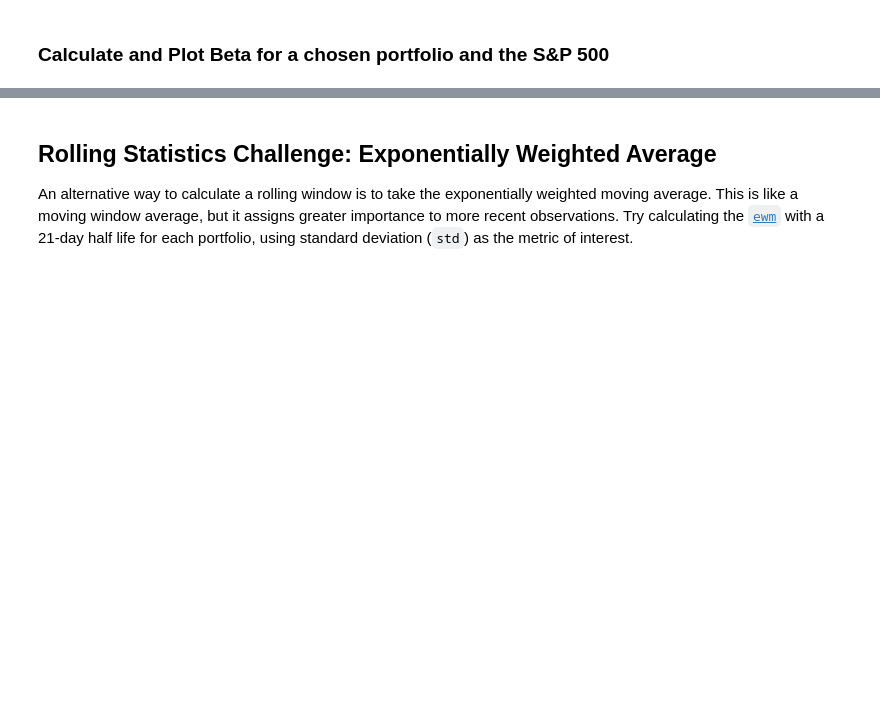
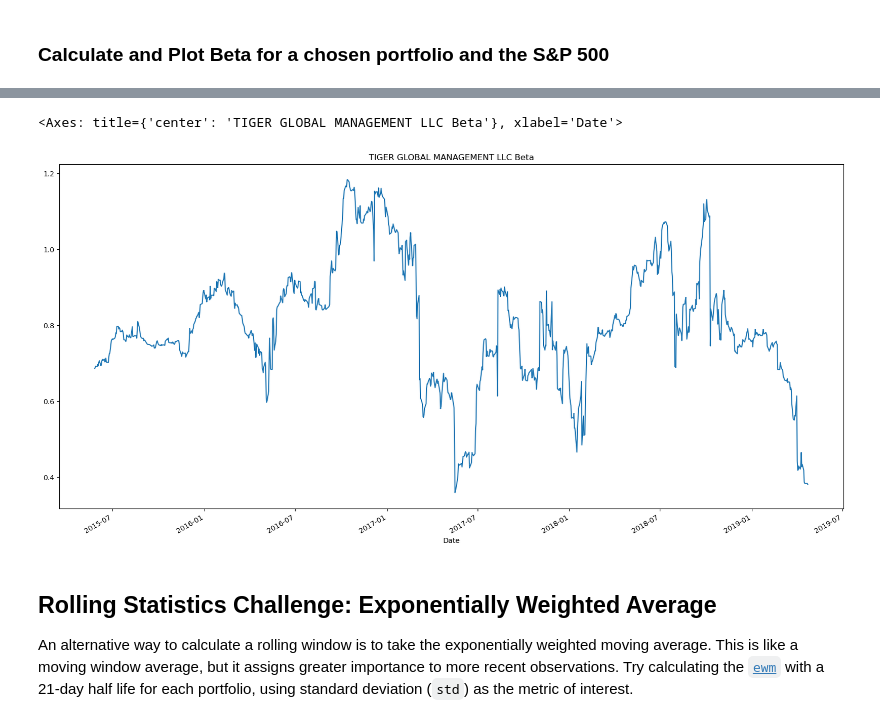
Before and after one commit to Akosah304/Whale_Analysis, a Jupyter notebook: whale_analysis.ipynb, the cells around one changed output, grey strips where cells are left out. Drawn from its saved outputs; the diff is of its cells as text; code cells hidden in the pictures; blank space fills up the shorter version.

```diff
--- a/whale_analysis.ipynb
+++ b/whale_analysis.ipynb
@@ -295,9 +316,6 @@ Risk changes over time. Analyze the rolling statistics for Risk and Beta.
 ### Calculate and Plot Beta for a chosen portfolio and the S&P 500
 # %%
 # Calculate covariance of a single portfolio
-
-# Calculate variance of S&P 500
-
-# Computing beta
-
-# Plot beta trend
+covariance = combined_df['TIGER GLOBAL MANAGEMENT LLC'].rolling(window=60).cov(combined_df['S&P 500'])
+covariance = covariance.dropna()
+covariance
@@ -303,0 +336,5 @@ Risk changes over time. Analyze the rolling statistics for Risk and Beta.
+# %%
+# Calculate variance of S&P 500
+variance = combined_df['S&P 500'].rolling(window=60).var()
+variance = variance.dropna()
+variance
@@ -303,0 +355,5 @@ Risk changes over time. Analyze the rolling statistics for Risk and Beta.
+# %%
+# Computing beta
+df_beta = covariance / variance
+df_beta = df_beta.dropna()
+df_beta
@@ -304,3 +374,9 @@ Risk changes over time. Analyze the rolling statistics for Risk and Beta.
+# %%
+# Plot beta trend
+df_beta.plot(figsize=(20,10), title='TIGER GLOBAL MANAGEMENT LLC Beta')
+# %% [output]
+<Axes: title={'center': 'TIGER GLOBAL MANAGEMENT LLC Beta'}, xlabel='Date'>
+[figure, added]
 # %% [markdown]
 ## Rolling Statistics Challenge: Exponentially Weighted Average
 
```
Also changed, not shown: parts of 39 cells of this notebook.
